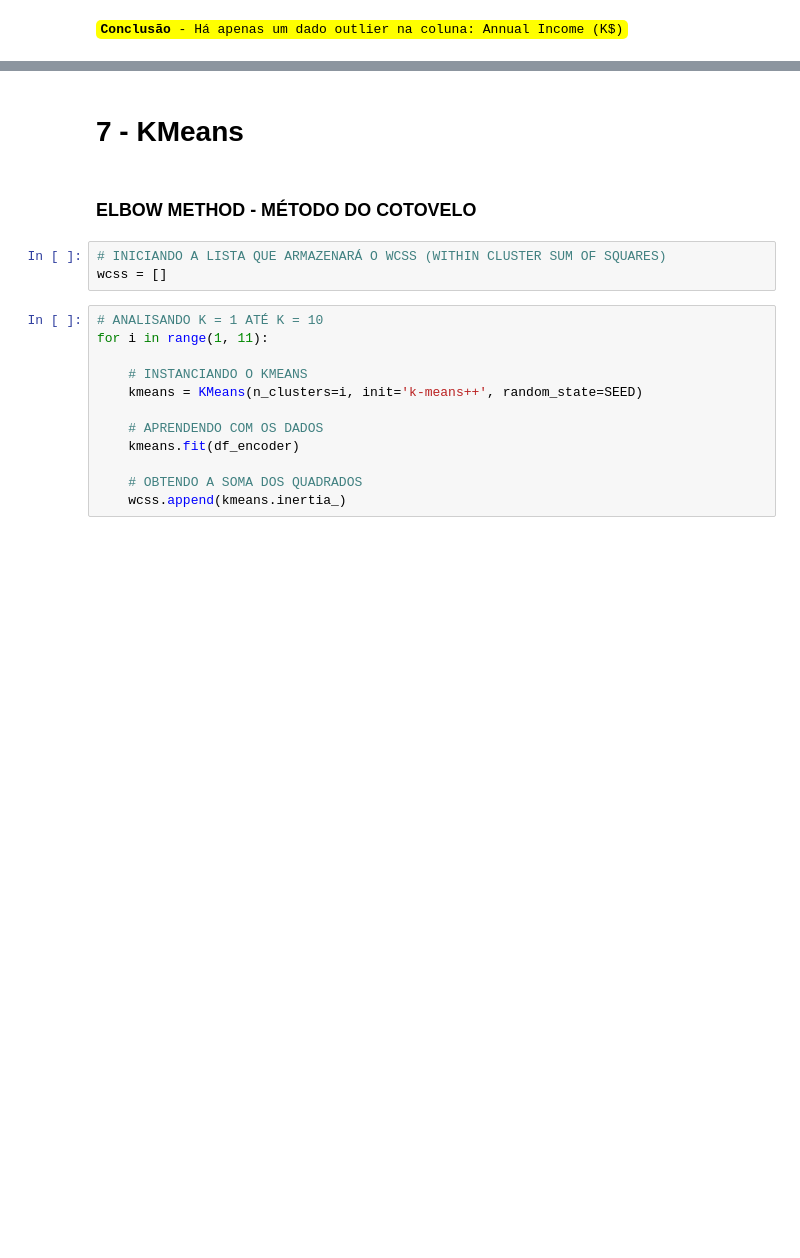
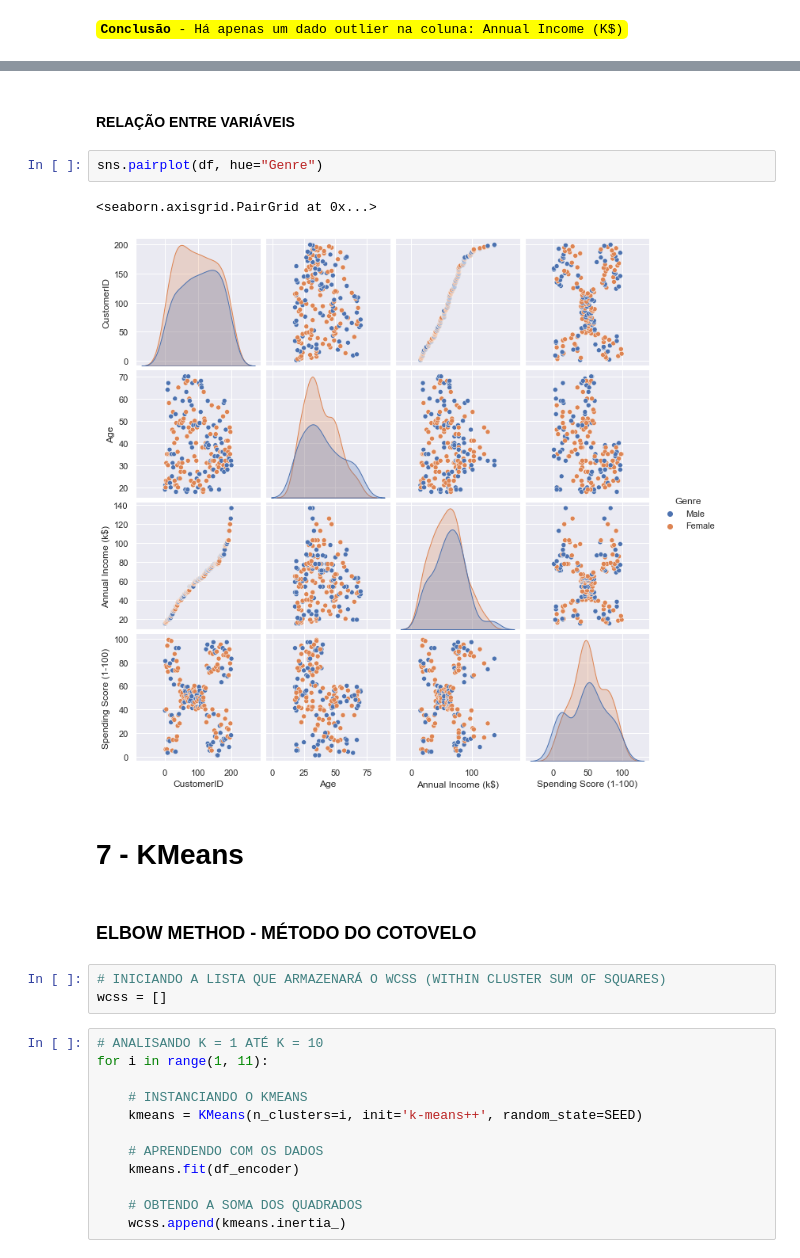
Before and after one commit to emersonrafaels/kmeans_mall_customers, a Jupyter notebook: WCSS - Kmeans - Mall Customers.ipynb, the cells around one changed output, grey strips where cells are left out. Saved outputs shown, nothing was run; the diff lists cells and outputs as text; blank space fills up the shorter version.

```diff
--- a/WCSS - Kmeans - Mall Customers.ipynb
+++ b/WCSS - Kmeans - Mall Customers.ipynb
@@ -204,3 +256,10 @@ fig.show()
+# %% [markdown]
+#### RELAÇÃO ENTRE VARIÁVEIS
+# %%
+sns.pairplot(df, hue="Genre")
+# %% [output]
+<seaborn.axisgrid.PairGrid at 0x...>
+[figure, added]
 # %% [markdown]
 <h1 style="color:black;font-size:200%;">7 - KMeans</h1>
 # %% [markdown]
```
Also changed, not shown: parts of 13 cells of this notebook.
